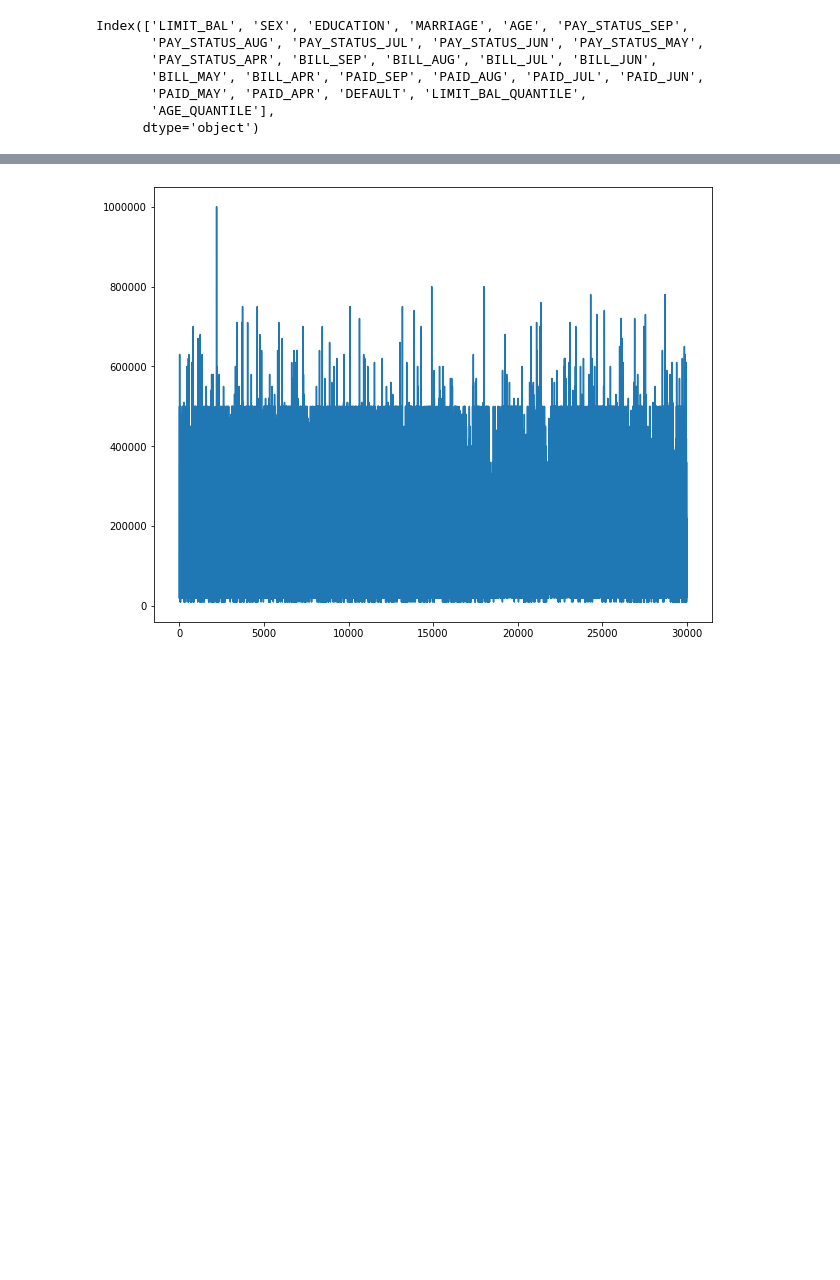
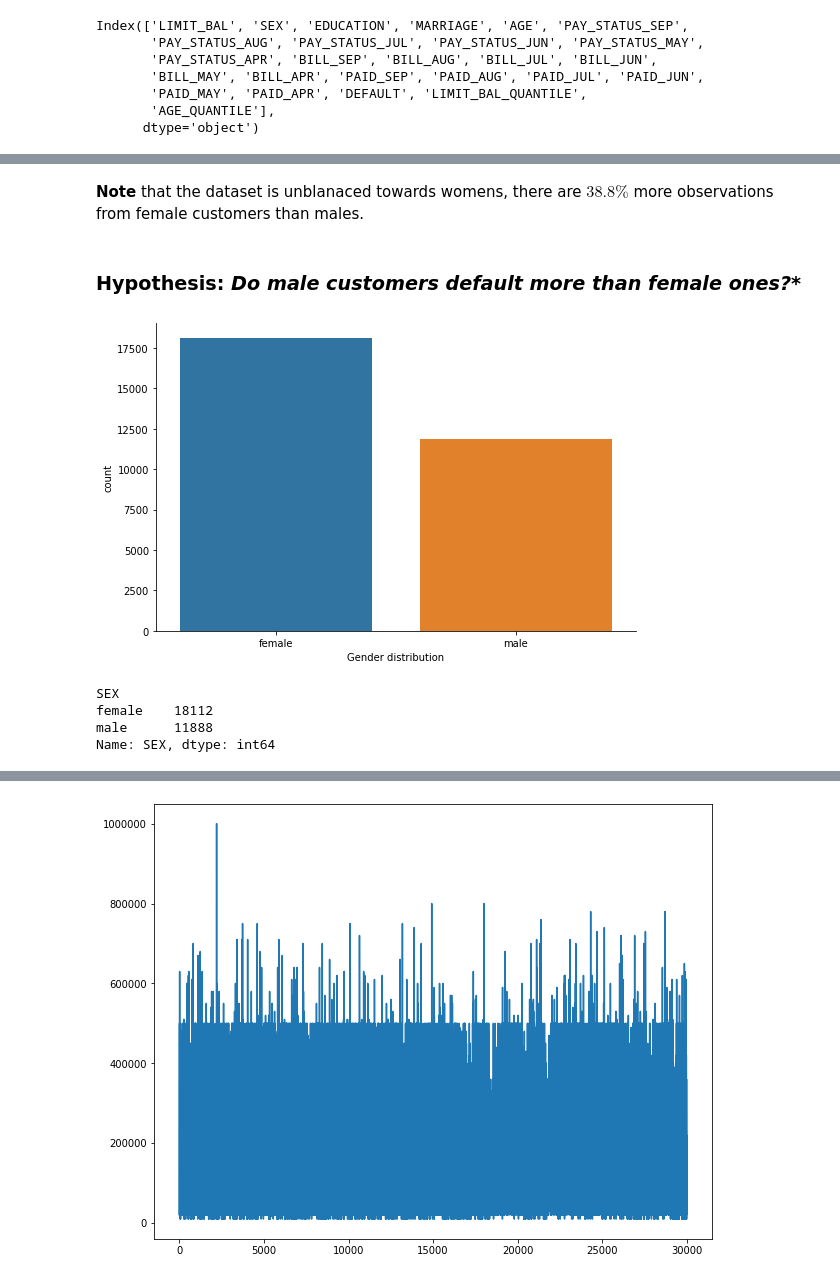
Before and after one commit to evillag/xtol_m5, a Jupyter notebook: T2/EDA_M5T2.ipynb, the cells around one changed output, grey strips where cells are left out. Drawn from its saved outputs; the diff is of its cells as text; code cells hidden in the pictures; blank space fills up the shorter version.

Commit message:
Explored Age vs Default hypotesis

```diff
--- a/T2/EDA_M5T2.ipynb
+++ b/T2/EDA_M5T2.ipynb
@@ -301,0 +309,16 @@ Line Plots
+# %% [markdown]
+**Note** that the dataset is unblanaced towards womens, there are $38.8\%$ more observations from female customers than males.
+# %% [markdown]
+### Hypothesis: *Do male customers default more than female ones?**
+# %%
+# Count obeservations per Gender
+fg = sns.catplot('SEX', data=credit, kind='count', aspect=1.5)
+fg.set_xlabels('Gender distribution')
+plt.show()
+credit.groupby('SEX')['SEX'].count()
+# %% [output]
+[figure, added]
+SEX
+female    18112
+male      11888
+Name: SEX, dtype: int64
```
Also changed, not shown: parts of 10 cells of this notebook.
